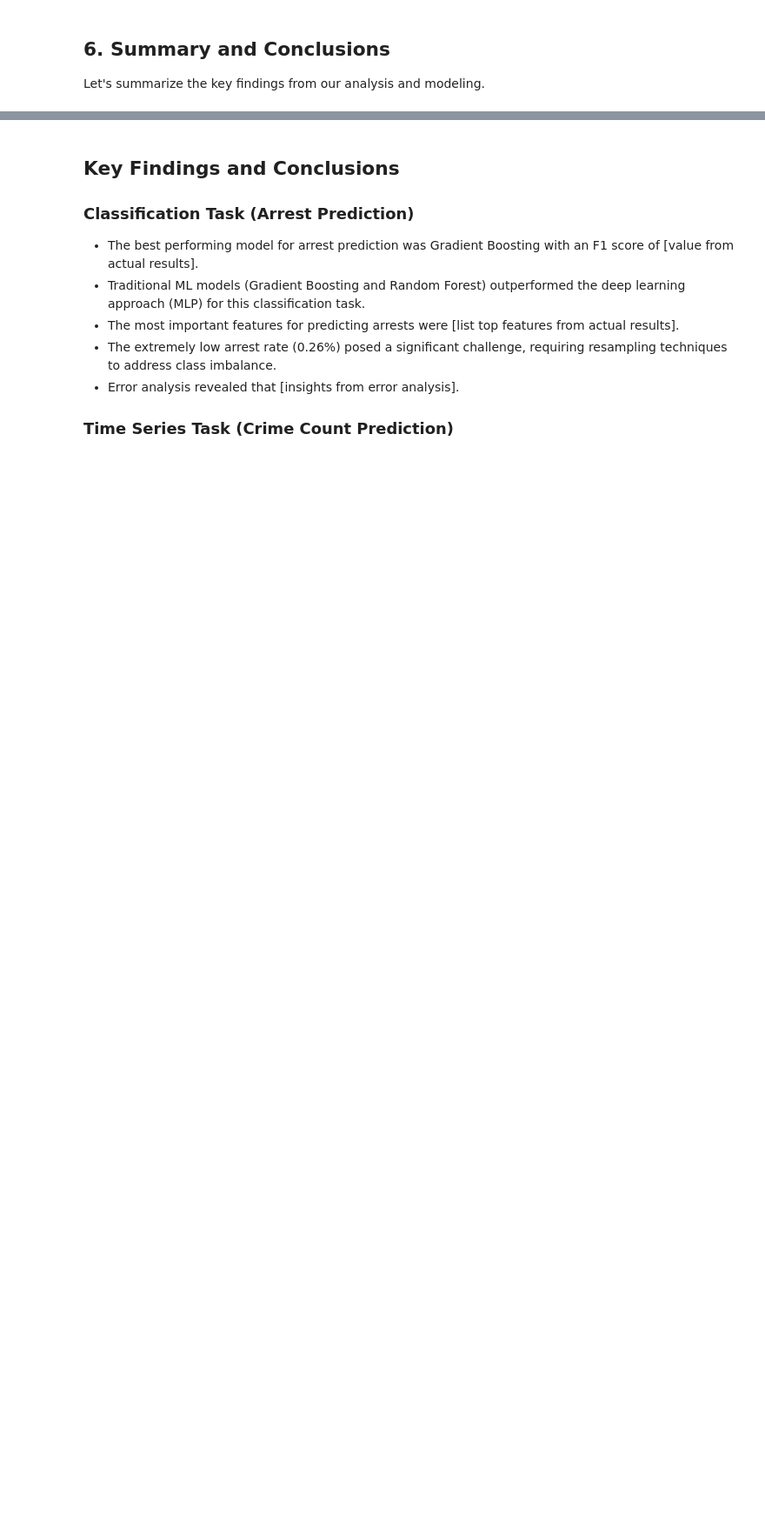
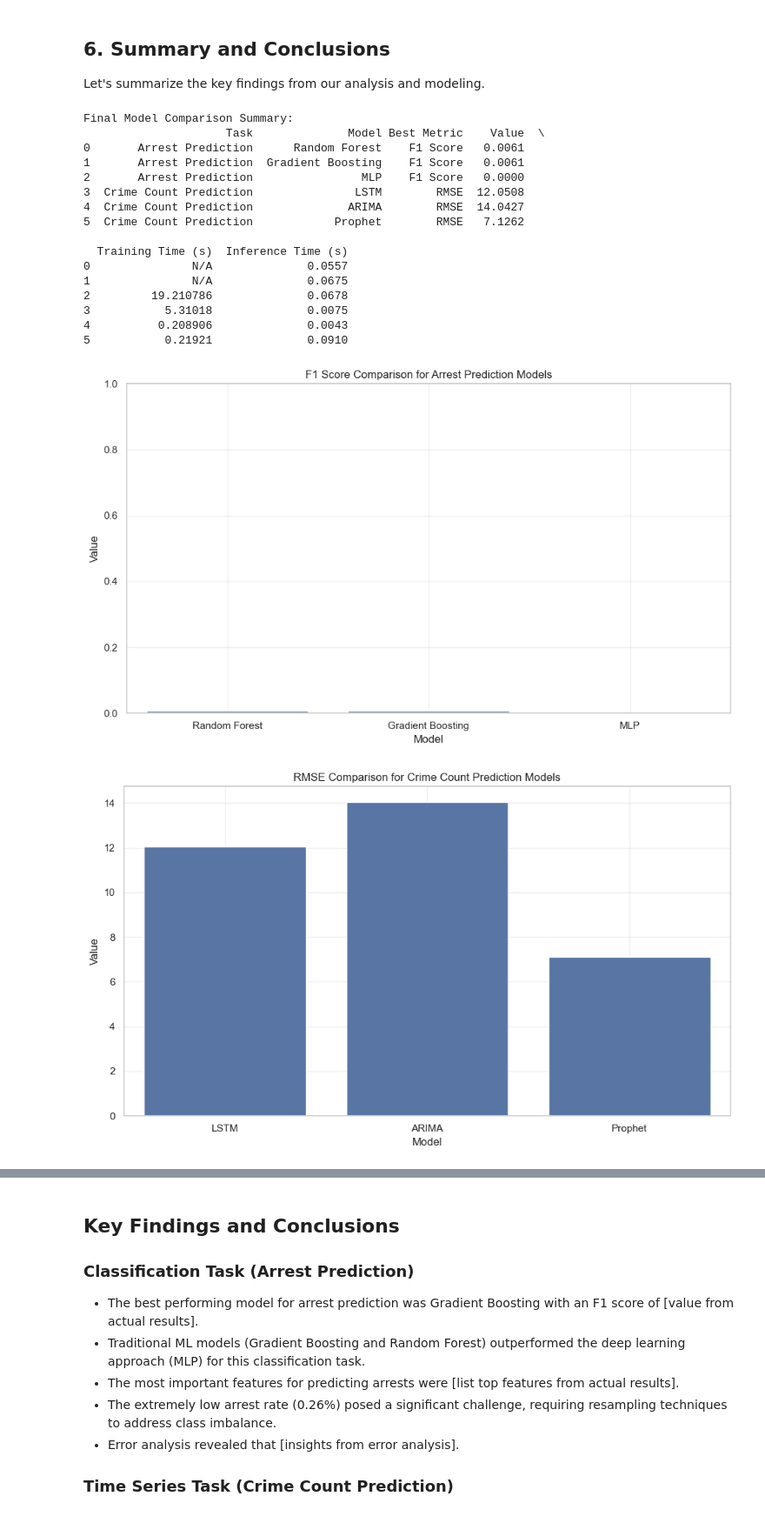
Before and after one commit to Shoban-Ravichandran-23272040/chicago_crime_analysis, a Jupyter notebook: notebooks/03_model_training.ipynb, the cells around one changed output, grey strips where cells are left out. Shown at 87% size. Drawn from its saved outputs; the diff is of its cells as text; code cells hidden in the pictures; blank space fills up the shorter version.

```diff
--- a/notebooks/03_model_training.ipynb
+++ b/notebooks/03_model_training.ipynb
@@ -118,14 +136,17 @@ def evaluate_classifier(model, X_test, y_test, model_name):
 
     # Make predictions
     start_time = time.time()
-    y_pred = model.predict(X_test_aligned)
+
+    threshold = 0.5  # Try tuning this!
+
+
     inference_time = time.time() - start_time
 
     # Get probabilities for ROC curve
     if hasattr(model, 'predict_proba'):
         y_proba = model.predict_proba(X_test_aligned)[:, 1]
     else:
-        y_proba = y_pred
+        y_proba = (y_proba > threshold).astype(int)
 
     # Calculate metrics
     metrics = classification_metrics(y_test, y_pred, y_proba)
@@ -1062,31 +1429,50 @@ print(summary_df.round(4))
 # Save summary
 summary_df.to_csv('reports/model_comparison_summary.csv', index=False)
 
 # Visualize summary for arrest prediction
 arrest_models = summary_df[summary_df['Task'] == 'Arrest Prediction']
 plt.figure(figsize=(10, 6))
 sns.barplot(x='Model', y='Value', data=arrest_models)
 plt.title('F1 Score Comparison for Arrest Prediction Models')
 plt.ylim(0, 1)
 plt.grid(True, alpha=0.3)
 plt.tight_layout()
 plt.savefig('reports/figures/arrest_prediction_summary.png', dpi=300, bbox_inches='tight')
 plt.show()
 
 # Visualize summary for crime count prediction
 count_models = summary_df[summary_df['Task'] == 'Crime Count Prediction']
 plt.figure(figsize=(10, 6))
 sns.barplot(x='Model', y='Value', data=count_models)
 plt.title('RMSE Comparison for Crime Count Prediction Models')
 plt.grid(True, alpha=0.3)
 plt.tight_layout()
 plt.savefig('reports/figures/crime_count_prediction_summary.png', dpi=300, bbox_inches='tight')
 plt.show()
 
 # Feature importance summary
 plt.figure(figsize=(12, 8))
-sns.barplot(x='Importance', y='Feature', data=gb_feature_importance.head(10))
+sns.barplot(x='Importance', y='Feature', data=feature_importance.head(10))
 plt.title('Top 10 Feature Importances (Gradient Boosting)')
 plt.tight_layout()
 plt.savefig('reports/figures/top_features_summary.png', dpi=300, bbox_inches='tight')
 plt.show()
+# %% [output]
+Final Model Comparison Summary:
+                     Task              Model Best Metric    Value  \
+0       Arrest Prediction      Random Forest    F1 Score   0.0061
+1       Arrest Prediction  Gradient Boosting    F1 Score   0.0061
+2       Arrest Prediction                MLP    F1 Score   0.0000
+3  Crime Count Prediction               LSTM        RMSE  12.0508
+4  Crime Count Prediction              ARIMA        RMSE  14.0427
+5  Crime Count Prediction            Prophet        RMSE   7.1262
+
+  Training Time (s)  Inference Time (s)
+0               N/A              0.0557
+1               N/A              0.0675
+2         19.210786              0.0678
+3           5.31018              0.0075
+4          0.208906              0.0043
+5           0.21921              0.0910
+[figure, added]
+[figure, added]
```
Also changed, not shown: parts of 21 cells of this notebook, 34 other files.
